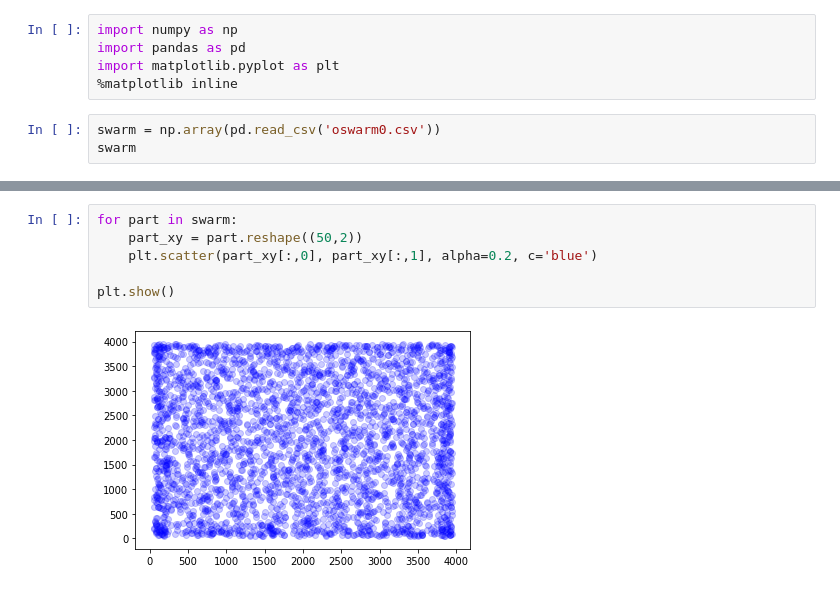
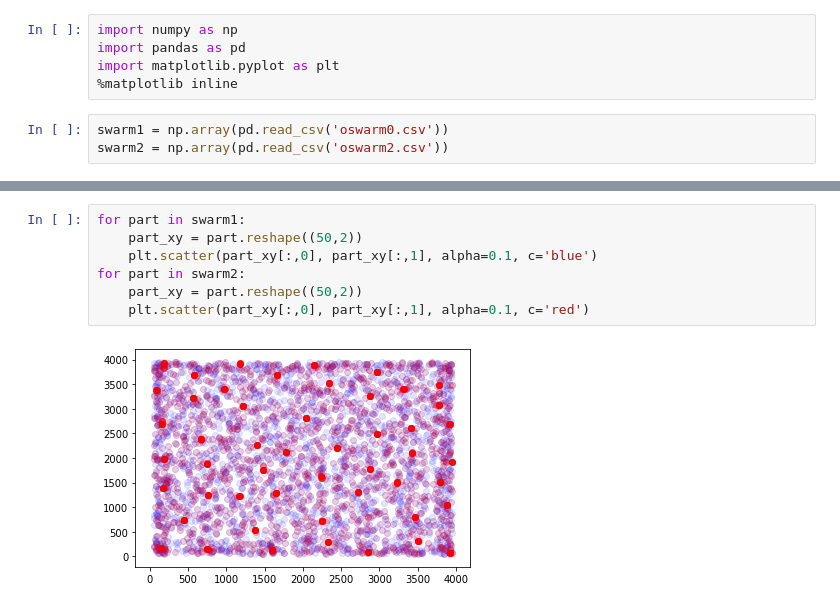
Before and after one commit to amw-18/Shell-AI-Hackathon, a Jupyter notebook: PSO/pso_swarm_visualization.ipynb, the cells around one changed output, grey strips where cells are left out. Saved outputs shown, nothing was run; the diff lists cells and outputs as text.

Commit message:
3 optimal swarms added

```diff
--- a/PSO/pso_swarm_visualization.ipynb
+++ b/PSO/pso_swarm_visualization.ipynb
@@ -4,5 +4,5 @@ import pandas as pd
 import matplotlib.pyplot as plt
 %matplotlib inline
 # %%
-swarm = np.array(pd.read_csv('oswarm0.csv'))
-swarm
+swarm1 = np.array(pd.read_csv('oswarm0.csv'))
+swarm2 = np.array(pd.read_csv('oswarm2.csv'))
@@ -23,8 +9,9 @@ array([[3272.81317487, 1320.60199046, 1522.36722461, ...,  169.68098212,
 # %%
-for part in swarm:
+for part in swarm1:
     part_xy = part.reshape((50,2))
-    plt.scatter(part_xy[:,0], part_xy[:,1], alpha=0.2, c='blue')
-
-plt.show()
+    plt.scatter(part_xy[:,0], part_xy[:,1], alpha=0.1, c='blue')
+for part in swarm2:
+    part_xy = part.reshape((50,2))
+    plt.scatter(part_xy[:,0], part_xy[:,1], alpha=0.1, c='red')
 # %% [output]
-[figure, old version]
+[figure, new version]
```
Also changed, not shown: parts of 1 cell of this notebook, 10 other files.
